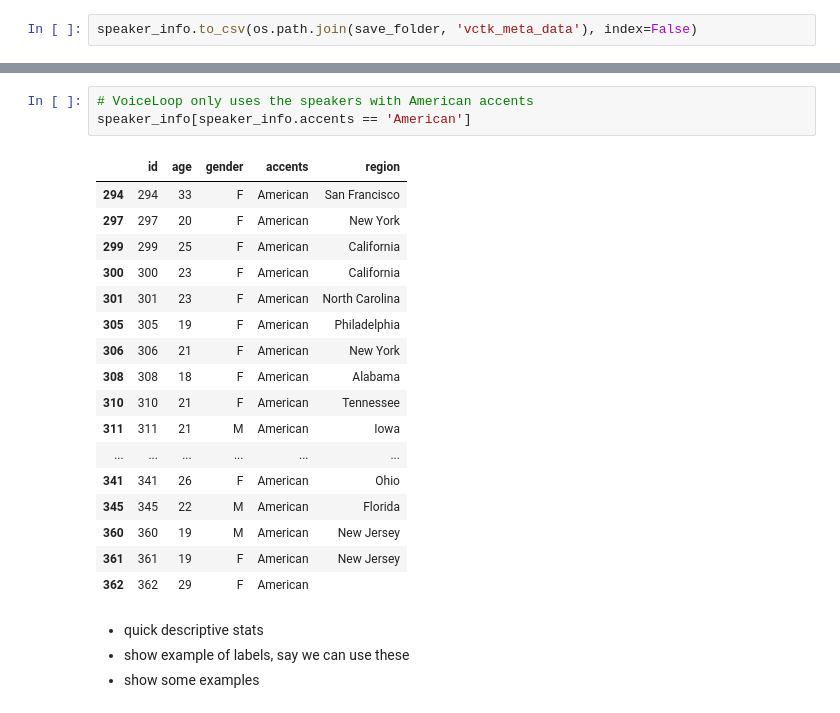
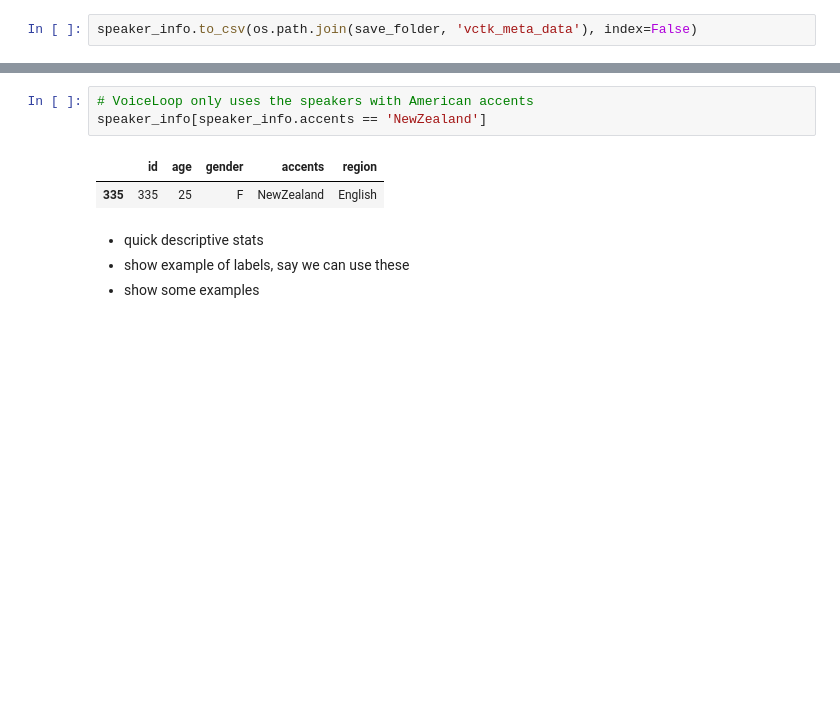
Before and after one commit to RichardSterry/msc-project, a Jupyter notebook: notebooks/write-up/Prelim_Herbster_20180810.ipynb, the cells around one changed output, grey strips where cells are left out. Saved outputs shown, nothing was run; the diff lists cells and outputs as text; blank space fills up the shorter version.

```diff
--- a/notebooks/write-up/Prelim_Herbster_20180810.ipynb
+++ b/notebooks/write-up/Prelim_Herbster_20180810.ipynb
@@ -837,24 +841,9 @@ Anything is possible in football and we can beat Celtic again.
 # %%
 # VoiceLoop only uses the speakers with American accents
-speaker_info[speaker_info.accents == 'American']
+speaker_info[speaker_info.accents == 'NewZealand']
 # %% [output]
 |  | id | age | gender | accents | region |
-| 294 | 294 | 33 | F | American | San Francisco |
-| 297 | 297 | 20 | F | American | New York |
-| 299 | 299 | 25 | F | American | California |
-| 300 | 300 | 23 | F | American | California |
-| 301 | 301 | 23 | F | American | North Carolina |
-| 305 | 305 | 19 | F | American | Philadelphia |
-| 306 | 306 | 21 | F | American | New York |
-| 308 | 308 | 18 | F | American | Alabama |
-| 310 | 310 | 21 | F | American | Tennessee |
-| 311 | 311 | 21 | M | American | Iowa |
-| ... | ... | ... | ... | ... | ... |
-| 341 | 341 | 26 | F | American | Ohio |
-| 345 | 345 | 22 | M | American | Florida |
-| 360 | 360 | 19 | M | American | New Jersey |
-| 361 | 361 | 19 | F | American | New Jersey |
-| 362 | 362 | 29 | F | American |  |
+| 335 | 335 | 25 | F | NewZealand | English |
 # %% [markdown]
 - quick descriptive stats
 - show example of labels, say we can use these
```
Also changed, not shown: parts of 14 cells of this notebook, 8 other files.
